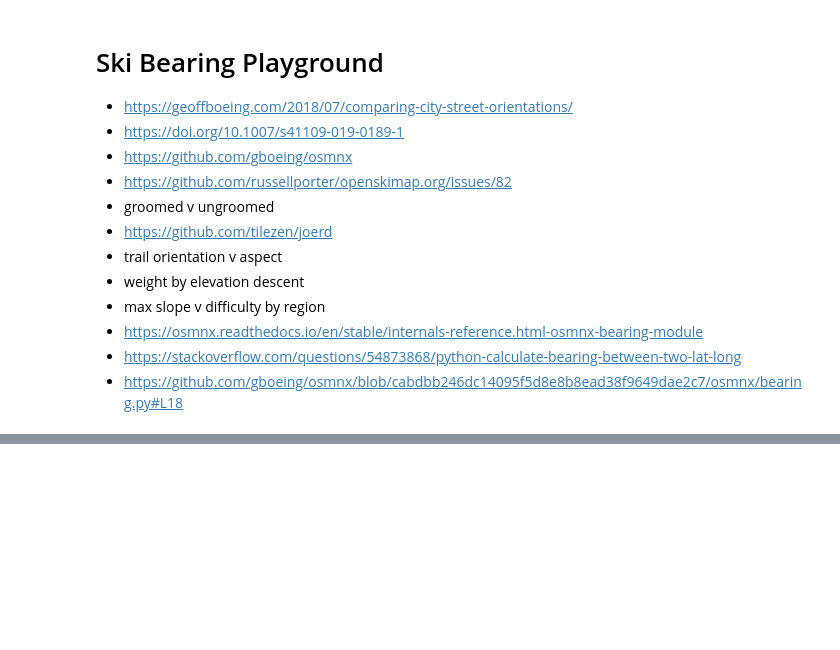
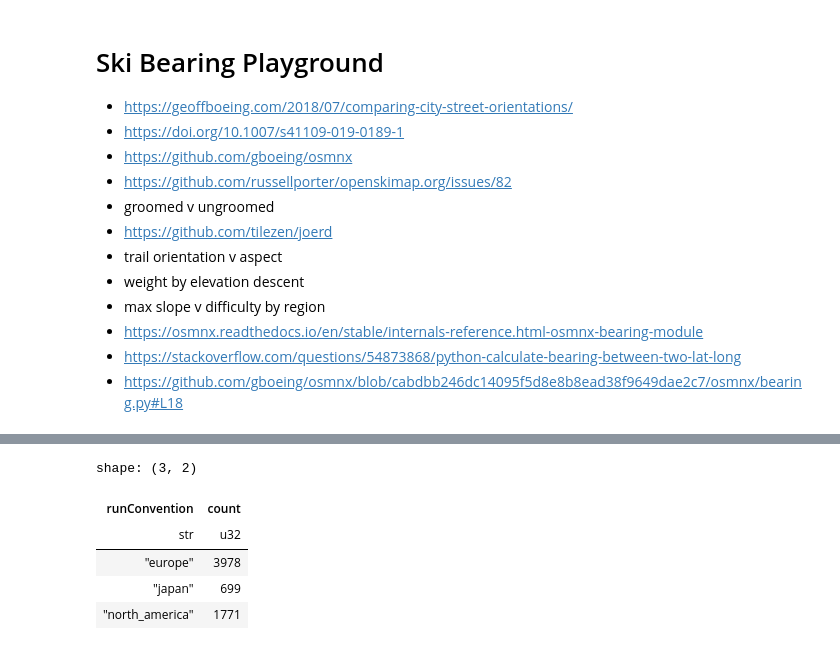
Before and after one commit to dhimmel/ski-bearing-stats, a Jupyter notebook: openskimap-aspects.ipynb, the cells around one changed output, grey strips where cells are left out. Cells and saved outputs as stored; diff of their text form; code cells hidden in the pictures; blank space fills up the shorter version.

```diff
--- a/openskimap-aspects.ipynb
+++ b/openskimap-aspects.ipynb
@@ -190,0 +139,9 @@ list(ski_area_df.columns)
+# %%
+ski_areas_pl.get_column("runConvention").value_counts()
+# %% [output]
+shape: (3, 2)
+| runConvention | count |
+| str | u32 |
+| "europe" | 3978 |
+| "japan" | 699 |
+| "north_america" | 1771 |
```
Also changed, not shown: parts of 27 cells of this notebook.
